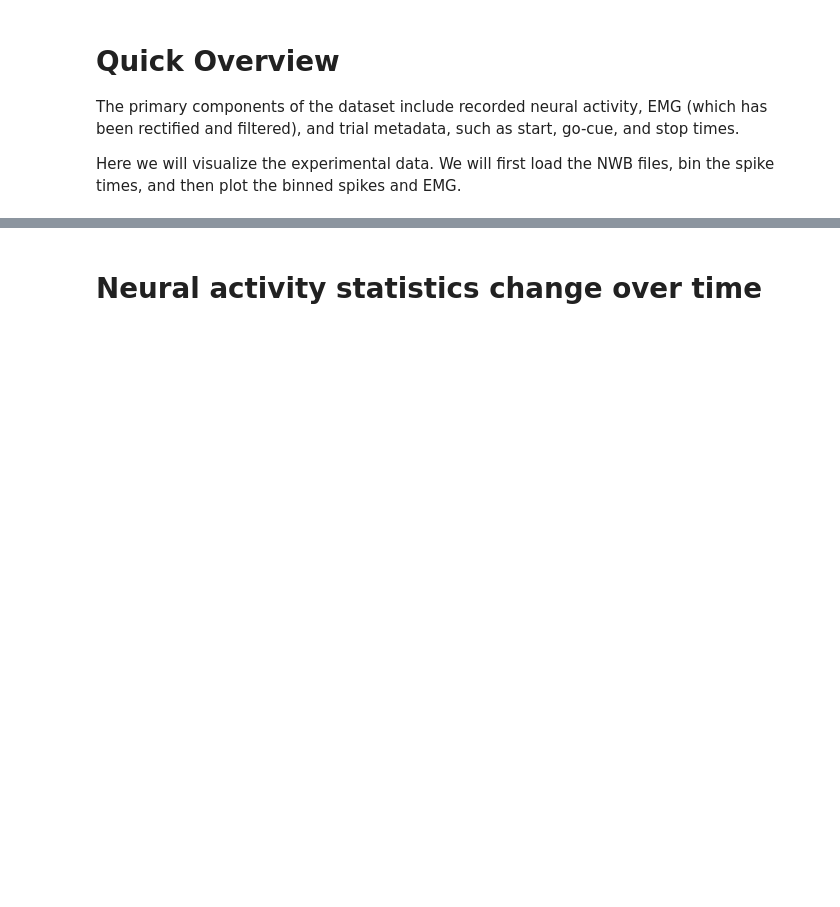
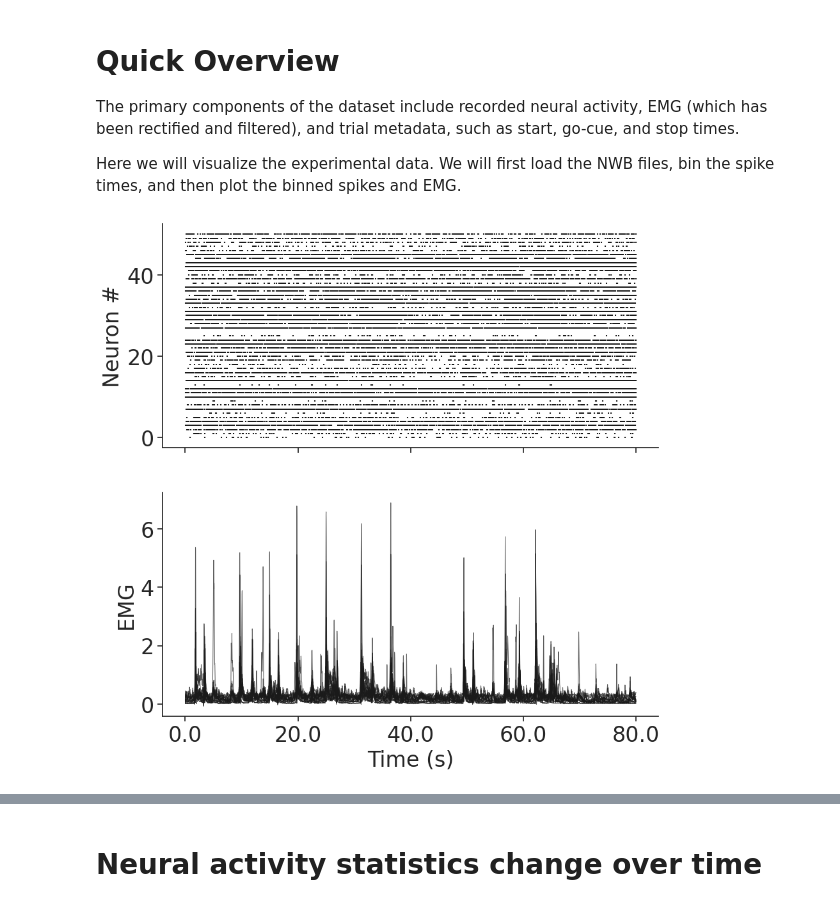
Before and after one commit to snel-repo/falcon-challenge, a Jupyter notebook: data_demos/m1.ipynb, the cells around one changed output, grey strips where cells are left out. Drawn from its saved outputs; the diff is of its cells as text; code cells hidden in the pictures; blank space fills up the shorter version.

```diff
--- a/data_demos/m1.ipynb
+++ b/data_demos/m1.ipynb
@@ -168,28 +168,31 @@ def load_nwb(fn: str):
             muscles,
             trial_info,
         )
+
+spikes, emg, time, muscles, tinfo = load_nwb(train_files[0])
 # %%
 # %% plot some continuous raster/EMG data
-
-fig, ax = plt.subplots(2, 1, figsize=(5, 5), sharex=True, sharey=False)
-def rasterplot(spike_arr, bin_size_s=0.01, ax=None):
+bin_size_s = 0.02
+fig, ax = plt.subplots(2, 1, figsize=(10, 10), sharex=True, sharey=False)
+def rasterplot(spike_arr, bin_size_s=0.02, ax=None):
     if ax is None:
         ax = plt.gca()
     for idx, unit in enumerate(spike_arr.T):
         ax.scatter(np.where(unit)[0] * bin_size_s, np.ones(np.sum(unit != 0)) * idx, s=1, c='k', marker='|')
-    ax.set_xticks(np.arange(0, spike_arr.shape[0]*bin_size_s, 5))
-    ax.set_xticklabels(np.arange(0, spike_arr.shape[0], 500) * bin_size_s)
+    ax.set_xticks(np.arange(0, spike_arr.shape[0]*bin_size_s, 20))
+    ax.set_xticklabels(np.arange(0, spike_arr.shape[0], 1000) * bin_size_s)
     ax.set_yticks(np.arange(0, spike_arr.shape[1], 20))
-    ax.set_xlabel('Time (s)')
     ax.set_ylabel('Neuron #')
     # remove splines
     ax.spines['top'].set_visible(False)
     ax.spines['right'].set_visible(False)
 
-rasterplot(units[:4001, :], ax=ax[0])
+rasterplot(spikes[:4001, :], bin_size_s=bin_size_s, ax=ax[0])
 
-ax[1].plot(time[:4001], emg[:4001, :], linewidth=0.75, color='k', alpha=0.7)
+ax[1].plot(time[:4001] * bin_size_s * 1e3, emg[:4001, :], linewidth=0.75, color='k', alpha=0.7)
 ax[1].set_xlabel('Time (s)')
 ax[1].set_ylabel('EMG')
 ax[1].spines['top'].set_visible(False)
 ax[1].spines['right'].set_visible(False)
+# %% [output]
+[figure, added]
```
Also changed, not shown: parts of 3 cells of this notebook.
